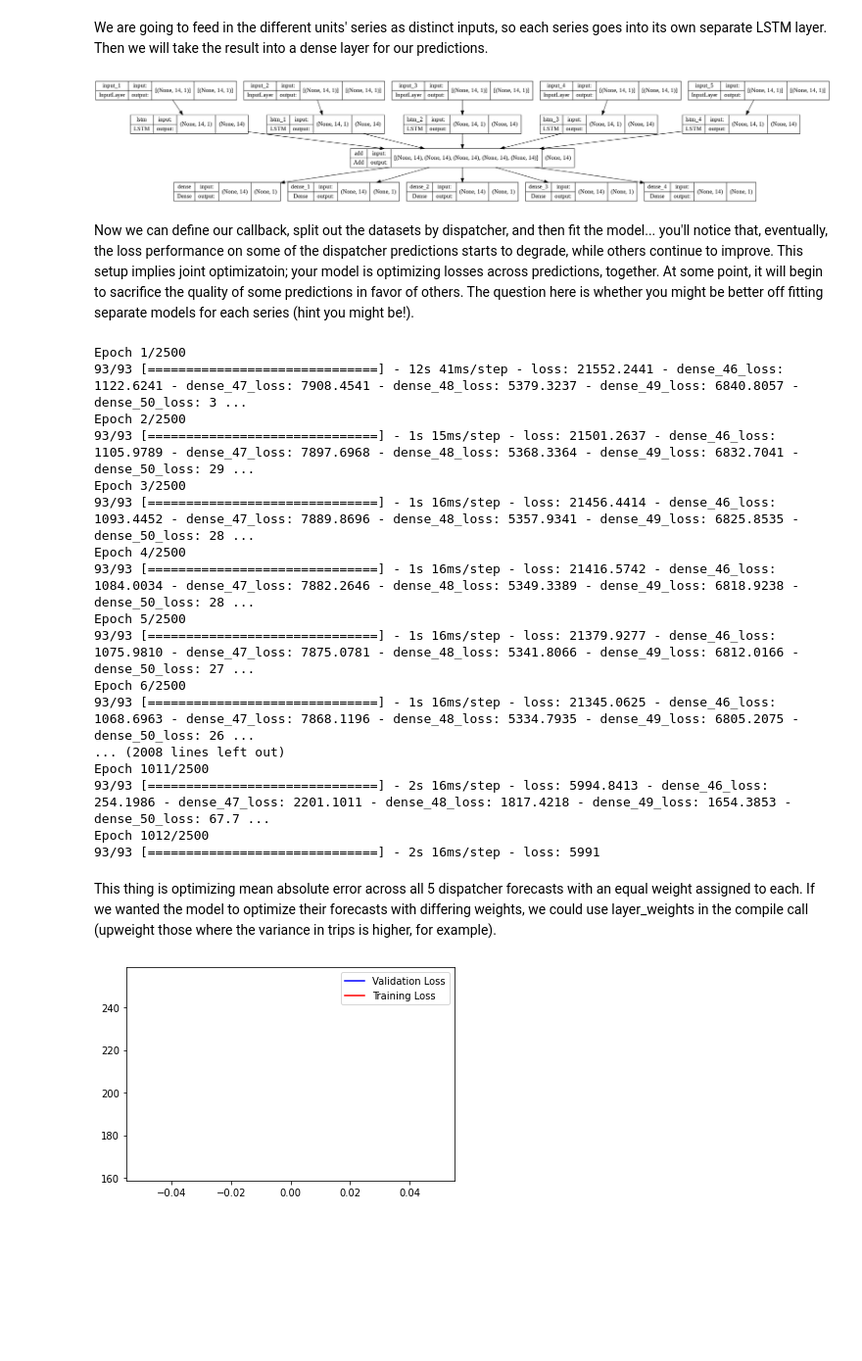
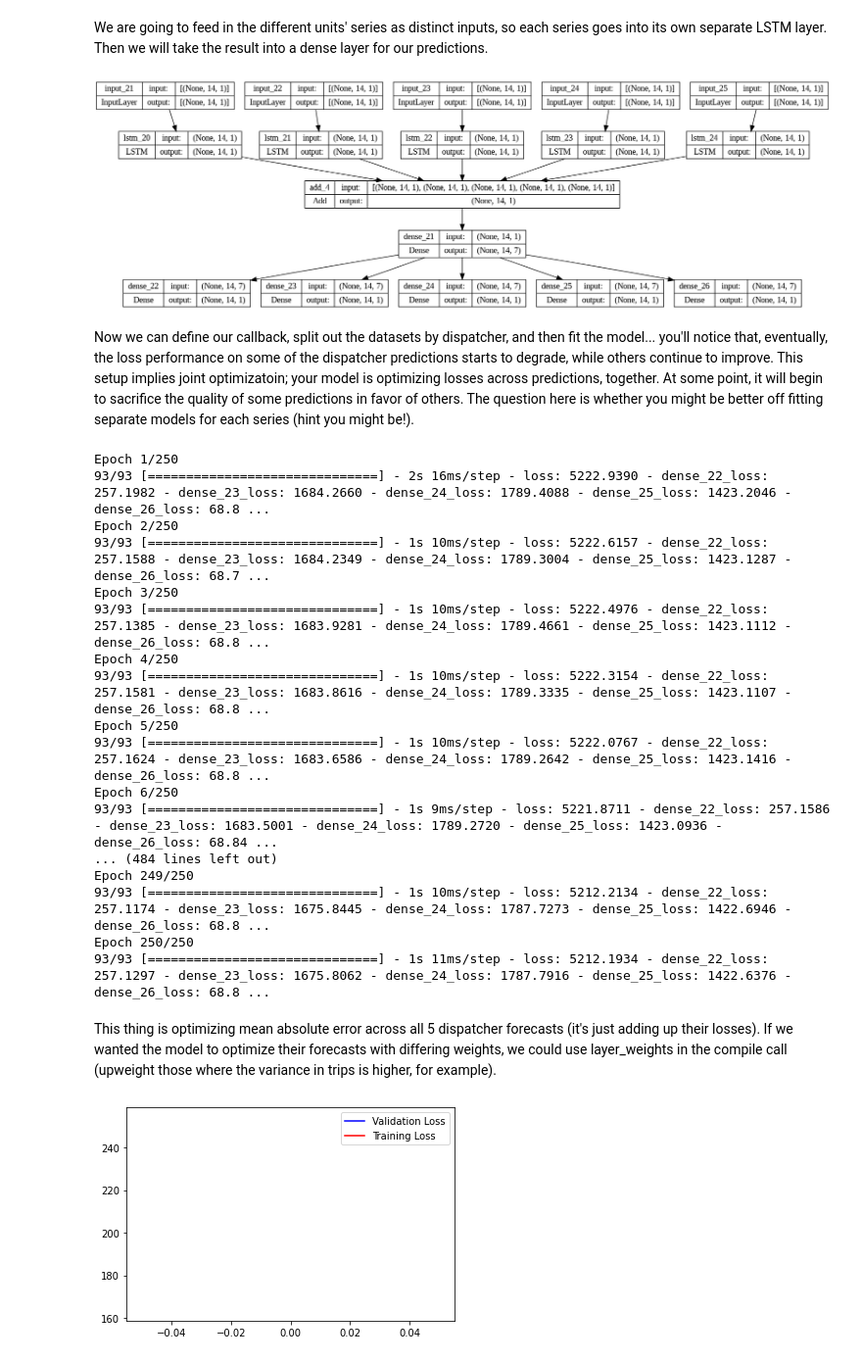
Before and after one commit to gburtch/BA865-2023, a Jupyter notebook: Lecture Materials/E/7.3 - Parallel Forecast.ipynb, the cells around one changed output. Shown at 98% size. Saved outputs shown, nothing was run; the diff lists cells and outputs as text; code cells hidden in the pictures; blank space fills up the shorter version.

```diff
--- a/Lecture Materials/E/7.3 - Parallel Forecast.ipynb
+++ b/Lecture Materials/E/7.3 - Parallel Forecast.ipynb
@@ -179,47 +186,49 @@ We are going to feed in the different units' series as distinct inputs, so each
 # %%
 import tensorflow as tf
 from tensorflow import keras
 from keras import layers
 
 input_0 = layers.Input(shape=(sequence_len,1))
-lstm_0 = layers.LSTM(sequence_len)(input_0)
+lstm_0 = layers.LSTM(1,return_sequences=True)(input_0)
 
 input_1 = layers.Input(shape=(sequence_len,1))
-lstm_1 = layers.LSTM(sequence_len)(input_1)
+lstm_1 = layers.LSTM(1,return_sequences=True)(input_1)
 
 input_2 = layers.Input(shape=(sequence_len,1))
-lstm_2 = layers.LSTM(sequence_len)(input_2)
+lstm_2 = layers.LSTM(1,return_sequences=True)(input_2)
 
 input_3 = layers.Input(shape=(sequence_len,1))
-lstm_3 = layers.LSTM(sequence_len)(input_3)
+lstm_3 = layers.LSTM(1,return_sequences=True)(input_3)
 
 input_4 = layers.Input(shape=(sequence_len,1))
-lstm_4 = layers.LSTM(sequence_len)(input_4)
+lstm_4 = layers.LSTM(1,return_sequences=True)(input_4)
 
 merge = layers.Add()([lstm_0,lstm_1,lstm_2,lstm_3,lstm_4])
 
-output_0 = layers.Dense(1)(merge)
-output_1 = layers.Dense(1)(merge)
-output_2 = layers.Dense(1)(merge)
-output_3 = layers.Dense(1)(merge)
-output_4 = layers.Dense(1)(merge)
+dense = layers.Dense(units=7, activation="relu")(merge)
+
+output_0 = layers.Dense(1)(dense)
+output_1 = layers.Dense(1)(dense)
+output_2 = layers.Dense(1)(dense)
+output_3 = layers.Dense(1)(dense)
+output_4 = layers.Dense(1)(dense)
 
 model_wide = keras.Model(inputs=[input_0,input_1,input_2,input_3,input_4], outputs = [output_0,output_1,output_2,output_3,output_4])
 
 model_wide.compile(optimizer="rmsprop",loss="mae")
 
 keras.utils.plot_model(model_wide, show_shapes=True)
 # %% [output]
-[figure, old version]
+[figure, new version]
 # %% [markdown]
 Now we can define our callback, split out the datasets by dispatcher, and then fit the model... you'll notice that, eventually, the loss performance on some of the dispatcher predictions starts to degrade, while others continue to improve. This setup implies joint optimizatoin; your model is optimizing losses across predictions, together. At some point, it will begin to sacrifice the quality of some predictions in favor of others. The question here is whether you might be better off fitting separate models for each series (hint you might be!).
 # %%
 callbacks = [
-    keras.callbacks.ModelCheckpoint("drive/My Drive/Teaching/Courses/BA 865/Pre-Release/Week 6/uber.keras",
+    keras.callbacks.ModelCheckpoint("drive/My Drive/Teaching/Courses/BA 865/BA865-2023/Lecture Materials/E/uber.keras",
                     save_best_only=True)
 ]
 
-# Small function to break apart the tensors into a list of datasets, one per dispatcher.
+# Small function to break apart the tensors into a list of datasets, one for each dispatcher's input layer.
 def separateData(data):
   separated_data = []
   for i in range(data.shape[1]):
@@ -232,31 +241,31 @@ val_obs_list = separateData(val_obs)
 val_labels_list = separateData(val_labels)
 
 # Reload saved model from prior checkpoint...
-# model_wide = keras.models.load_model("drive/My Drive/Teaching/Courses/BA 865/Pre-Release/Week 6/uber.keras")
+# model_wide = keras.models.load_model("drive/My Drive/Teaching/Courses/BA 865/BA865-2023/Lecture Materials/E/uber.keras")
 
 history = model_wide.fit(x=train_obs_list,y=train_labels_list,
                     validation_data=(val_obs_list, val_labels_list),
-                    batch_size=1,epochs=2500, callbacks = callbacks)
+                    batch_size=1,epochs=250, callbacks = callbacks)
 # %% [output]
-Epoch 1/2500
-93/93 [==============================] - 12s 41ms/step - loss: 21552.2441 - dense_46_loss: 1122.6241 - dense_47_loss: 7908.4541 - dense_48_loss: 5379.3237 - dense_49_loss: 6840.8057 - dense_50_loss: 3 ...
-Epoch 2/2500
-93/93 [==============================] - 1s 15ms/step - loss: 21501.2637 - dense_46_loss: 1105.9789 - dense_47_loss: 7897.6968 - dense_48_loss: 5368.3364 - dense_49_loss: 6832.7041 - dense_50_loss: 29 ...
-Epoch 3/2500
-93/93 [==============================] - 1s 16ms/step - loss: 21456.4414 - dense_46_loss: 1093.4452 - dense_47_loss: 7889.8696 - dense_48_loss: 5357.9341 - dense_49_loss: 6825.8535 - dense_50_loss: 28 ...
-Epoch 4/2500
-93/93 [==============================] - 1s 16ms/step - loss: 21416.5742 - dense_46_loss: 1084.0034 - dense_47_loss: 7882.2646 - dense_48_loss: 5349.3389 - dense_49_loss: 6818.9238 - dense_50_loss: 28 ...
-Epoch 5/2500
-93/93 [==============================] - 1s 16ms/step - loss: 21379.9277 - dense_46_loss: 1075.9810 - dense_47_loss: 7875.0781 - dense_48_loss: 5341.8066 - dense_49_loss: 6812.0166 - dense_50_loss: 27 ...
-Epoch 6/2500
-93/93 [==============================] - 1s 16ms/step - loss: 21345.0625 - dense_46_loss: 1068.6963 - dense_47_loss: 7868.1196 - dense_48_loss: 5334.7935 - dense_49_loss: 6805.2075 - dense_50_loss: 26 ...
-... (2008 lines left out)
-Epoch 1011/2500
-93/93 [==============================] - 2s 16ms/step - loss: 5994.8413 - dense_46_loss: 254.1986 - dense_47_loss: 2201.1011 - dense_48_loss: 1817.4218 - dense_49_loss: 1654.3853 - dense_50_loss: 67.7 ...
-Epoch 1012/2500
-93/93 [==============================] - 2s 16ms/step - loss: 5991
+Epoch 1/250
+93/93 [==============================] - 2s 16ms/step - loss: 5222.9390 - dense_22_loss: 257.1982 - dense_23_loss: 1684.2660 - dense_24_loss: 1789.4088 - dense_25_loss: 1423.2046 - dense_26_loss: 68.8 ...
+Epoch 2/250
+93/93 [==============================] - 1s 10ms/step - loss: 5222.6157 - dense_22_loss: 257.1588 - dense_23_loss: 1684.2349 - dense_24_loss: 1789.3004 - dense_25_loss: 1423.1287 - dense_26_loss: 68.7 ...
+Epoch 3/250
+93/93 [==============================] - 1s 10ms/step - loss: 5222.4976 - dense_22_loss: 257.1385 - dense_23_loss: 1683.9281 - dense_24_loss: 1789.4661 - dense_25_loss: 1423.1112 - dense_26_loss: 68.8 ...
+Epoch 4/250
+93/93 [==============================] - 1s 10ms/step - loss: 5222.3154 - dense_22_loss: 257.1581 - dense_23_loss: 1683.8616 - dense_24_loss: 1789.3335 - dense_25_loss: 1423.1107 - dense_26_loss: 68.8 ...
+Epoch 5/250
+93/93 [==============================] - 1s 10ms/step - loss: 5222.0767 - dense_22_loss: 257.1624 - dense_23_loss: 1683.6586 - dense_24_loss: 1789.2642 - dense_25_loss: 1423.1416 - dense_26_loss: 68.8 ...
+Epoch 6/250
+93/93 [==============================] - 1s 9ms/step - loss: 5221.8711 - dense_22_loss: 257.1586 - dense_23_loss: 1683.5001 - dense_24_loss: 1789.2720 - dense_25_loss: 1423.0936 - dense_26_loss: 68.84 ...
+... (484 lines left out)
+Epoch 249/250
+93/93 [==============================] - 1s 10ms/step - loss: 5212.2134 - dense_22_loss: 257.1174 - dense_23_loss: 1675.8445 - dense_24_loss: 1787.7273 - dense_25_loss: 1422.6946 - dense_26_loss: 68.8 ...
+Epoch 250/250
+93/93 [==============================] - 1s 11ms/step - loss: 5212.1934 - dense_22_loss: 257.1297 - dense_23_loss: 1675.8062 - dense_24_loss: 1787.7916 - dense_25_loss: 1422.6376 - dense_26_loss: 68.8 ...
 # %% [markdown]
-This thing is optimizing mean absolute error across all 5 dispatcher forecasts with an equal weight assigned to each. If we wanted the model to optimize their forecasts with differing weights, we could use layer_weights in the compile call (upweight those where the variance in trips is higher, for example).
+This thing is optimizing mean absolute error across all 5 dispatcher forecasts (it's just adding up their losses). If we wanted the model to optimize their forecasts with differing weights, we could use layer_weights in the compile call (upweight those where the variance in trips is higher, for example).
 # %%
 import matplotlib.pyplot as plt
 
```
Also changed, not shown: parts of 5 cells of this notebook, 5 other files.
